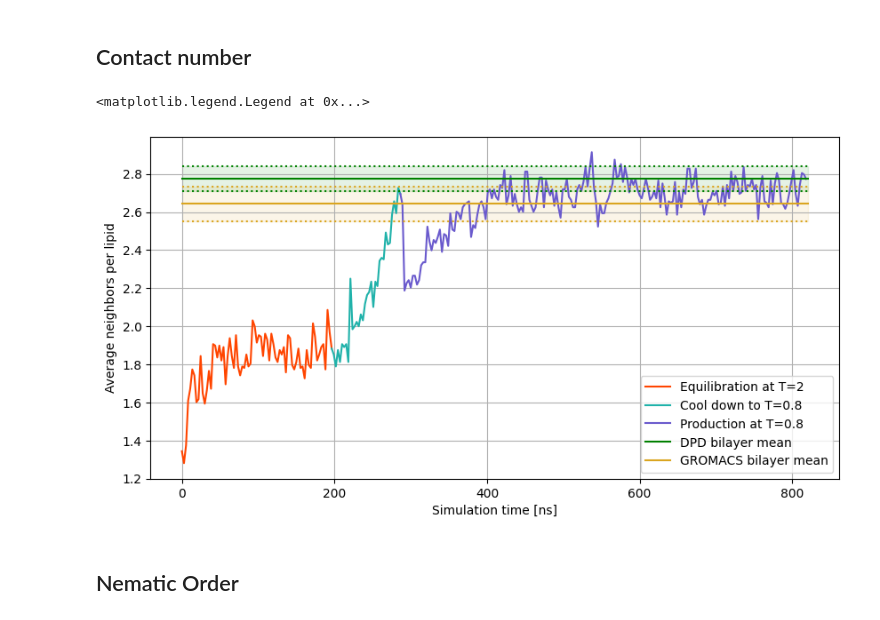
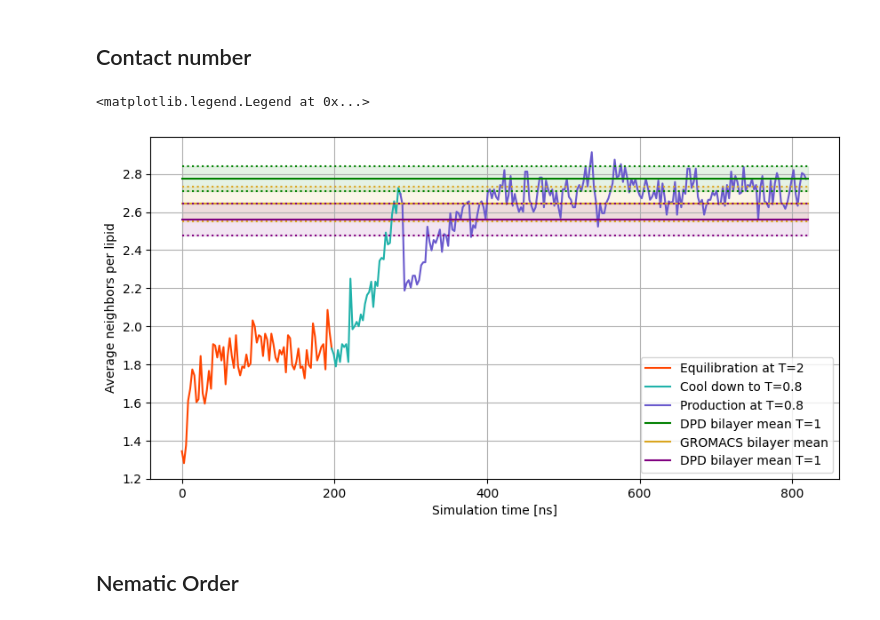
Before and after one commit to G-Scherer/dpd_simulation, a Jupyter notebook: lipid_self_assembly/analysis/analysis.ipynb, the cells around one changed output. Cells and saved outputs as stored; diff of their text form; code cells hidden in the pictures.

```diff
--- a/lipid_self_assembly/analysis/analysis.ipynb
+++ b/lipid_self_assembly/analysis/analysis.ipynb
@@ -33,3 +36,6 @@ u_dpd = mda.Universe(top_dpd_file, format="DATA", atom_style = "id resid type ch
 u_dpd.load_new(traj_dpd_file, format="LAMMPSDUMP", dt=0.01)
 # %% [output]
 <Universe with 8798 atoms>
+# %%
+u_high = mda.Universe(top_high_file, format="DATA", atom_style= "id resid type charge x y z")
+u_high.load_new(traj_high_file, format="LAMMPSDUMP", dt=0.01)
@@ -36,15 +44,25 @@ u_dpd.load_new(traj_dpd_file, format="LAMMPSDUMP", dt=0.01)
 # %% [markdown]
 Fill in total number of steps and number of steps in high temperature and cool down phase
 # %%
-steps = 900000
+if lipids == 128:
+    steps = 600000
+elif lipids == 256:
+    steps = 900000
+
 timescale = 91.2 #ps
 timestep = u.trajectory.dt
 frames = len(u.trajectory)
 frame_axis = np.arange(0,frames)
 time_per_frame = steps/frames*timestep*(timescale/1000) #ns
 steps_per_frame = steps/frames
-high_temp = int(220000/steps_per_frame)
-cool_down = int(100000/steps_per_frame) + high_temp
+
+if lipids == 128:
+    high_temp = int(100000/steps_per_frame)
+    cool_down = int(100000/steps_per_frame) + high_temp
+
+elif lipids == 256:
+    high_temp = int(220000/steps_per_frame)
+    cool_down = int(100000/steps_per_frame) + high_temp
 # %% [markdown]
 ## Unwrap molecules, no bonds over box edge
 # %%
@@ -62,6 +80,11 @@ dpd_lipid_atoms = u_dpd.select_atoms(f"resid 1:{lipids}")
 
 transforms_dpd = unwrap(dpd_lipid_atoms)
 u_dpd.trajectory.add_transformations(transforms_dpd)
+# %%
+high_lipid_atoms = u_high.select_atoms(f"resid 1:{lipids}")
+
+transforms_high = unwrap(high_lipid_atoms)
+u_high.trajectory.add_transformations(transforms_high)
 # %% [markdown]
 ## Contact number
 # %%
@@ -116,32 +139,41 @@ gro_std_contact = np.std(gro_contact_number)
 dpd_contact_number = contact_number(u_dpd)
 dpd_mean_contact = np.mean(dpd_contact_number[150:])
 dpd_std_contact = np.std(dpd_contact_number[150:])
+# %%
+high_contact_number = contact_number(u_high)
+high_mean_contact = np.mean(high_contact_number[150:])
+high_std_contact = np.std(high_contact_number[150:])
 # %%
 max_time = frames*time_per_frame
 
 plt.figure(figsize=(10,5))
 
 plt.plot(frame_axis[:high_temp]*time_per_frame,self_assembly_contact_number[:high_temp], label="Equilibration at T=2", color="orangered")
 plt.plot(frame_axis[high_temp-1:cool_down]*time_per_frame,self_assembly_contact_number[high_temp-1:cool_down], label="Cool down to T=0.8", color="lightseagreen")
 plt.plot(frame_axis[cool_down-1:]*time_per_frame,self_assembly_contact_number[cool_down-1:], label="Production at T=0.8", color="slateblue")
 
 plt.plot([0,max_time], [dpd_mean_contact+dpd_std_contact, dpd_mean_contact+dpd_std_contact], linestyle="dotted", color="green")
-plt.plot([0,max_time], [dpd_mean_contact,dpd_mean_contact], label="DPD bilayer mean", color="green")
+plt.plot([0,max_time], [dpd_mean_contact,dpd_mean_contact], label="DPD bilayer mean T=1", color="green")
 plt.plot([0,max_time], [dpd_mean_contact-dpd_std_contact, dpd_mean_contact-dpd_std_contact], linestyle="dotted", color="green")
 plt.fill_between(np.linspace(0,max_time,50), np.full(50, dpd_mean_contact-dpd_std_contact), np.full(50, dpd_mean_contact+dpd_std_contact), color="green", alpha=0.1)
 
 plt.plot([0,max_time], [gro_mean_contact+gro_std_contact, gro_mean_contact+gro_std_contact], linestyle="dotted", color="goldenrod")
 plt.plot([0,max_time], [gro_mean_contact,gro_mean_contact],label="GROMACS bilayer mean", color="goldenrod")
 plt.plot([0,max_time], [gro_mean_contact-gro_std_contact, gro_mean_contact-gro_std_contact], linestyle="dotted", color="goldenrod")
 plt.fill_between(np.linspace(0,max_time,50), np.full(50, gro_mean_contact-gro_std_contact), np.full(50, gro_mean_contact+gro_std_contact), color = "goldenrod", alpha=0.1)
 
+plt.plot([0,max_time], [high_mean_contact+high_std_contact, high_mean_contact+high_std_contact], linestyle="dotted", color="purple")
+plt.plot([0,max_time], [high_mean_contact,high_mean_contact],label="DPD bilayer mean T=1", color="purple")
+plt.plot([0,max_time], [high_mean_contact-high_std_contact, high_mean_contact-high_std_contact], linestyle="dotted", color="purple")
+plt.fill_between(np.linspace(0,max_time,50), np.full(50, high_mean_contact-high_std_contact), np.full(50, high_mean_contact+high_std_contact), color = "purple", alpha=0.1)
+
 plt.xlabel("Simulation time [ns]")
 plt.ylabel("Average neighbors per lipid")
 plt.grid()
 plt.legend()
 # %% [output]
 <matplotlib.legend.Legend at 0x...>
-[figure, old version]
+[figure, new version]
 # %% [markdown]
 ## Nematic Order
 # %%
```
Also changed, not shown: parts of 4 cells of this notebook, 30 other files.
